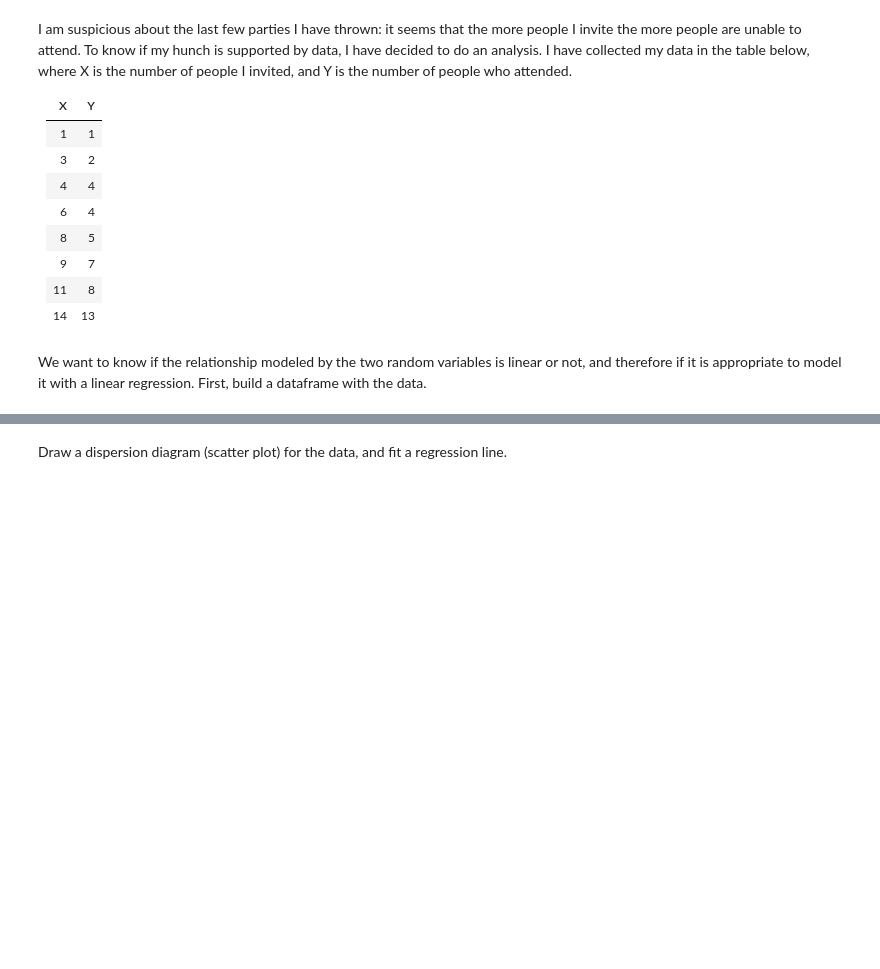
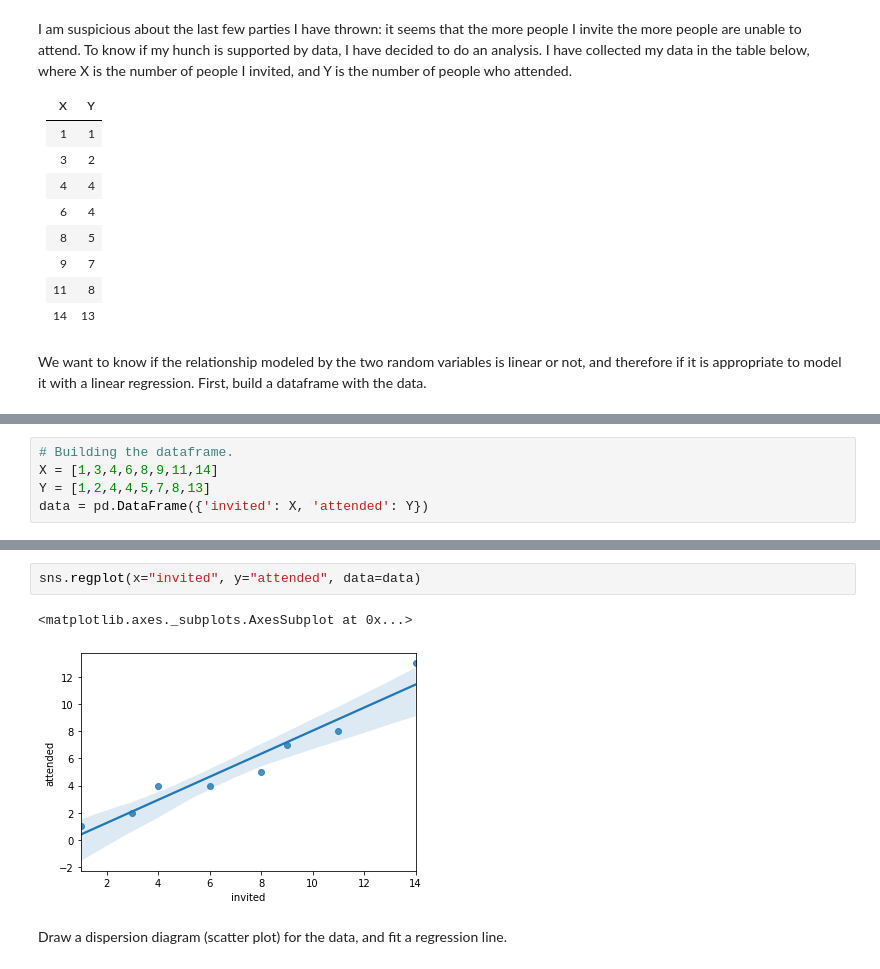
Before and after one commit to kronodel/ironhack_git, a Jupyter notebook: module2/Lab_16_Linear-Regression/Lab_16_main.ipynb, the cells around one changed output, grey strips where cells are left out. Drawn from its saved outputs; the diff is of its cells as text; blank space fills up the shorter version.

```diff
--- a/module2/Lab_16_Linear-Regression/Lab_16_main.ipynb
+++ b/module2/Lab_16_Linear-Regression/Lab_16_main.ipynb
@@ -286,0 +285,5 @@ First, build a dataframe with the data.
+# %%
+# Building the dataframe.
+X = [1,3,4,6,8,9,11,14]
+Y = [1,2,4,4,5,7,8,13]
+data = pd.DataFrame({'invited': X, 'attended': Y})
@@ -287,3 +302,8 @@ First, build a dataframe with the data.
+# %%
+sns.regplot(x="invited", y="attended", data=data)
+# %% [output]
+<matplotlib.axes._subplots.AxesSubplot at 0x...>
+[figure, added]
 # %% [markdown]
 Draw a dispersion diagram (scatter plot) for the data, and fit a regression line.
 # %%
```
Also changed, not shown: parts of 2 cells of this notebook, 3 other files.
